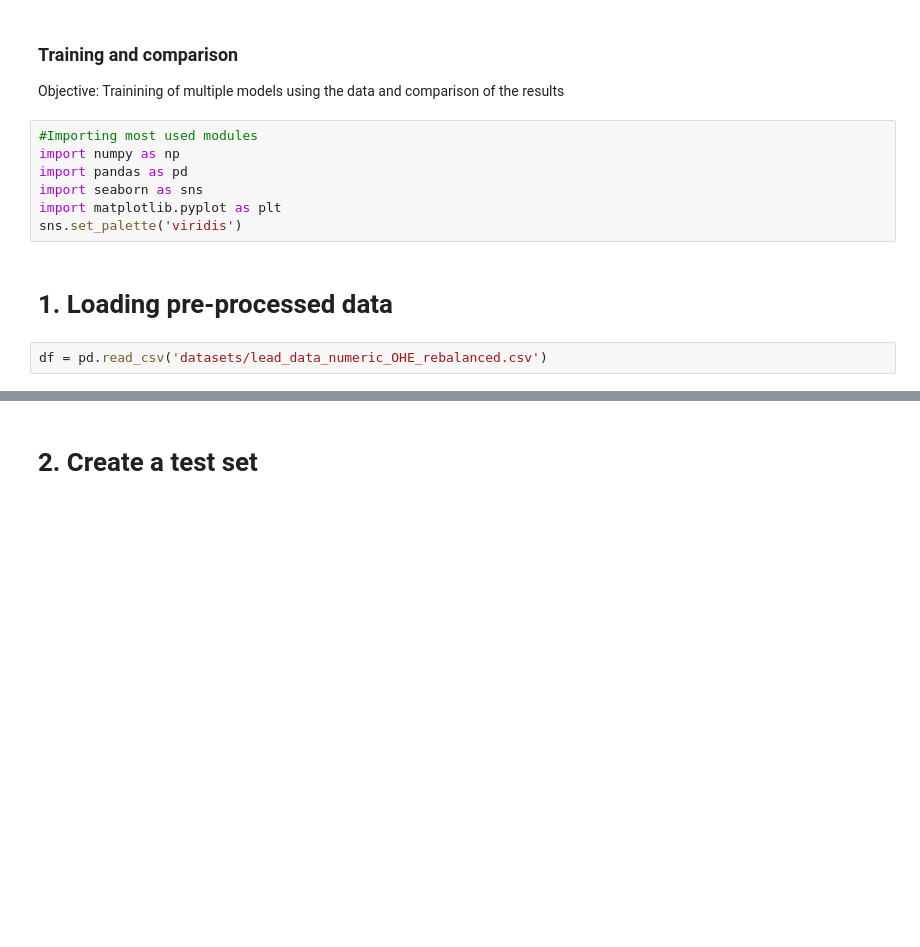
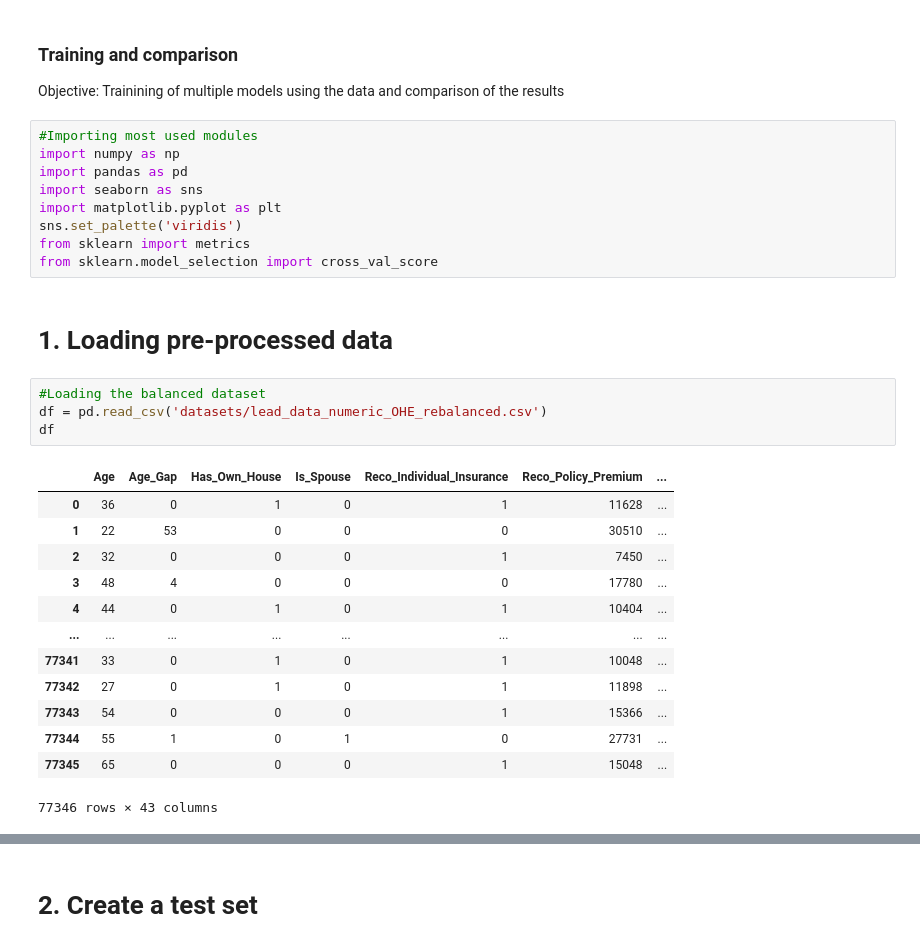
Before and after one commit to o-guilherme/IFSP-Proj-Sem2, a Jupyter notebook: Training and comparison DRAFT.ipynb, the cells around one changed output, grey strips where cells are left out. Drawn from its saved outputs; the diff is of its cells as text; blank space fills up the shorter version.

```diff
--- a/Training and comparison DRAFT.ipynb
+++ b/Training and comparison DRAFT.ipynb
@@ -9,10 +9,28 @@ import pandas as pd
 import seaborn as sns
 import matplotlib.pyplot as plt
 sns.set_palette('viridis')
+from sklearn import metrics
+from sklearn.model_selection import cross_val_score
 # %% [markdown]
 # 1. Loading pre-processed data
 # %%
+#Loading the balanced dataset
 df = pd.read_csv('datasets/lead_data_numeric_OHE_rebalanced.csv')
+df
+# %% [output]
+|  | Age | Age_Gap | Has_Own_House | Is_Spouse | Reco_Individual_Insurance | Reco_Policy_Premium | ... |
+| 0 | 36 | 0 | 1 | 0 | 1 | 11628 | ... |
+| 1 | 22 | 53 | 0 | 0 | 0 | 30510 | ... |
+| 2 | 32 | 0 | 0 | 0 | 1 | 7450 | ... |
+| 3 | 48 | 4 | 0 | 0 | 0 | 17780 | ... |
+| 4 | 44 | 0 | 1 | 0 | 1 | 10404 | ... |
+| ... | ... | ... | ... | ... | ... | ... | ... |
+| 77341 | 33 | 0 | 1 | 0 | 1 | 10048 | ... |
+| 77342 | 27 | 0 | 1 | 0 | 1 | 11898 | ... |
+| 77343 | 54 | 0 | 0 | 0 | 1 | 15366 | ... |
+| 77344 | 55 | 1 | 0 | 1 | 0 | 27731 | ... |
+| 77345 | 65 | 0 | 0 | 0 | 1 | 15048 | ... |
+77346 rows × 43 columns
 # %%
 df.info()
 # %% [output]
```
Also changed, not shown: parts of 14 cells of this notebook, 18 other files.
